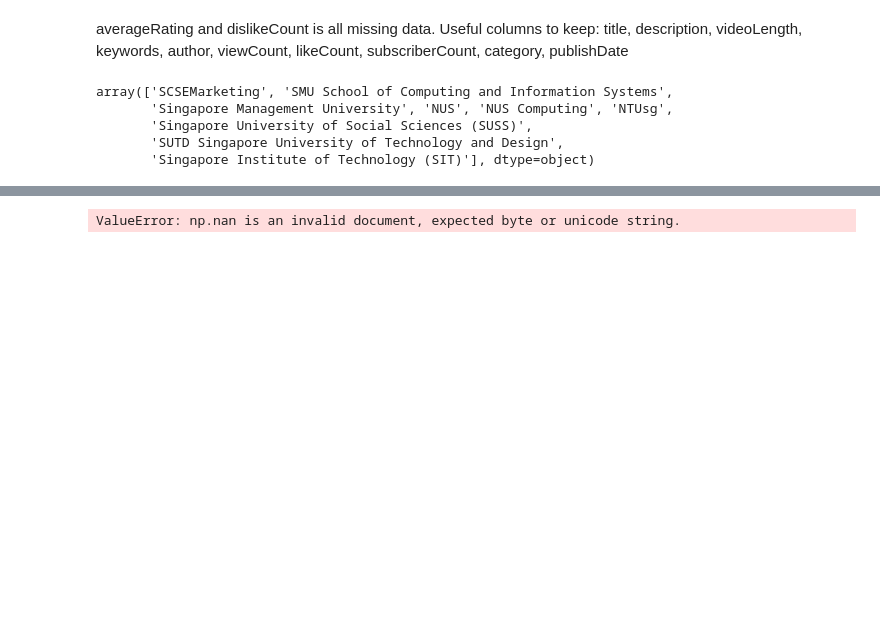
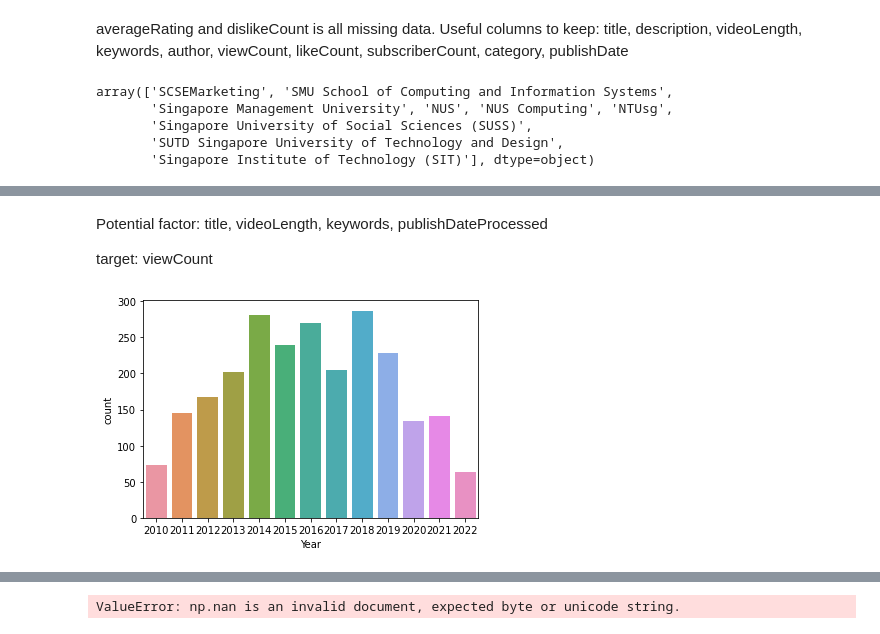
Before and after one commit to ashleyykq/is434-g2-t7, a Jupyter notebook: youtube/Youtube.ipynb, the cells around one changed output, grey strips where cells are left out. Drawn from its saved outputs; the diff is of its cells as text; code cells hidden in the pictures; blank space fills up the shorter version.

```diff
--- a/youtube/Youtube.ipynb
+++ b/youtube/Youtube.ipynb
@@ -412,0 +146,11 @@ df3 = df3.drop(["description","keywords"])
+# %%
+df2_dropna["subscriberCount_processed"] = df2_dropna["subscriberCount"].str.replace(" subscribers","")
+x = []
+# df2["subscriberCount_processed"] = [int(float(i.replace("K","")) *1000) for i in df2["subscriberCount_processed"] if "K" in i]
+for i in df2_dropna['subscriberCount_processed']:
+    if "K" in i:
+        i = int(float(i.replace("K","")) *1000)
+    x.append(int(i))
+df2_dropna.insert(len(df2_dropna.columns)-1,"subscriberCountProcessed", x, True)
+df2_dropna.drop("subscriberCount_processed", axis = 1, inplace = True)
+df2_dropna
@@ -412,0 +171,3 @@ df3 = df3.drop(["description","keywords"])
+# %%
+df2_dropna['publishDateProcessed'] = pd.to_datetime(df2_dropna['publishDate'], infer_datetime_format=True)
+df2_dropna
@@ -412,0 +213,3 @@ df3 = df3.drop(["description","keywords"])
+# %%
+df3_dropna = df2_dropna.drop(["publishDate", "subscriberCount"], axis = 1)
+df3_dropna
@@ -412,0 +250,15 @@ df3 = df3.drop(["description","keywords"])
+# %% [markdown]
+Potential factor: title, videoLength, keywords, publishDateProcessed
+
+target: viewCount
+# %%
+df3_dropna['Year'] = df3_dropna['publishDateProcessed'].dt.year
+df3_dropna['Month'] = df3_dropna['publishDateProcessed'].dt.month
+df3_dropna.drop('publishDateProcessed', 1,inplace=True)
+# %%
+df3_dropna['Year'].unique()
+
+plt.figure()
+ax = sns.countplot(x="Year", data=df3_dropna)
+# %% [output]
+[figure, added]
```
Also changed, not shown: parts of 123 cells of this notebook, 4 other files.
